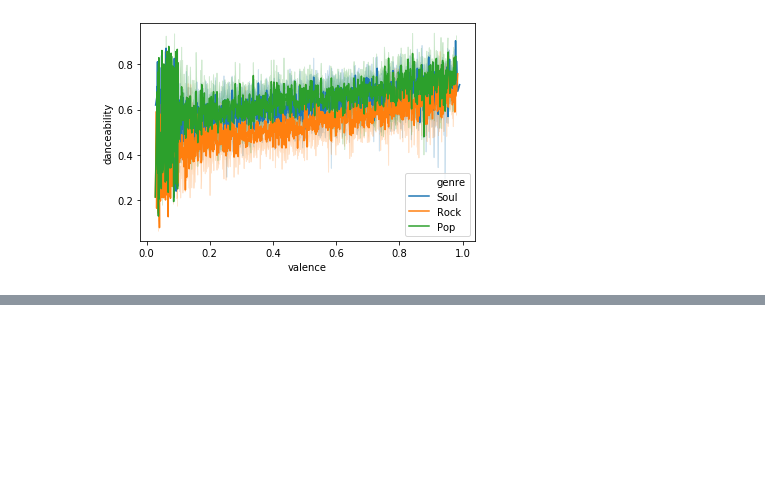
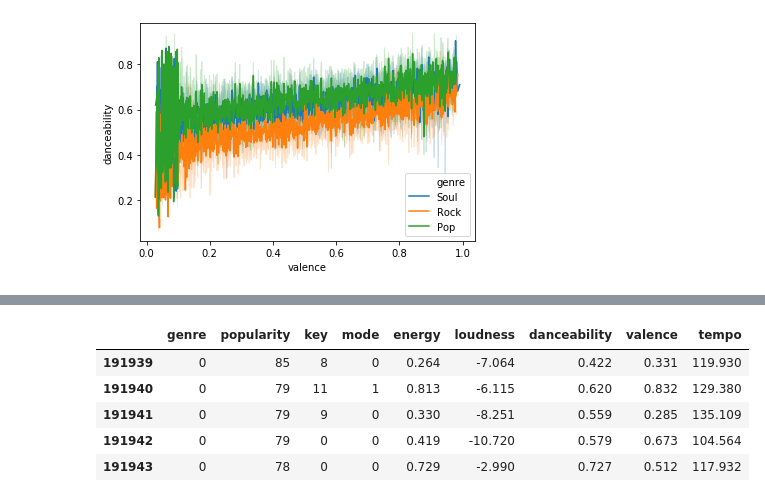
Before and after one commit to a-camarillo/genre_classification, a Jupyter notebook: EDA/EDA.ipynb, the cells around one changed output, grey strips where cells are left out. Cells and saved outputs as stored; diff of their text form; code cells hidden in the pictures; blank space fills up the shorter version.

```diff
--- a/EDA/EDA.ipynb
+++ b/EDA/EDA.ipynb
@@ -242,0 +270,24 @@ sns.lineplot(x=joint['valence'],y=joint['danceability'],hue=joint['genre'])
+# %%
+f2 = dig[['genre','popularity','key','mode','energy','loudness','danceability','valence','tempo']]
+f2 = f2.replace({'C':0,
+                 'C#':1,
+                 'D':2,
+                 'D#':3,
+                 'E':4,
+                 'F':5,
+                 'F#':6,
+                 'G':7,
+                 'G#':8,
+                 'A':9,
+                 'A#':10,
+                 'B':11,
+                 'Major':0,
+                 'Minor':1})
+f2.head()
+# %% [output]
+|  | genre | popularity | key | mode | energy | loudness | danceability | valence | tempo |
+| 191939 | 0 | 85 | 8 | 0 | 0.264 | -7.064 | 0.422 | 0.331 | 119.930 |
+| 191940 | 0 | 79 | 11 | 1 | 0.813 | -6.115 | 0.620 | 0.832 | 129.380 |
+| 191941 | 0 | 79 | 9 | 0 | 0.330 | -8.251 | 0.559 | 0.285 | 135.109 |
+| 191942 | 0 | 79 | 0 | 0 | 0.419 | -10.720 | 0.579 | 0.673 | 104.564 |
+| 191943 | 0 | 78 | 0 | 0 | 0.729 | -2.990 | 0.727 | 0.512 | 117.932 |
```
Also changed, not shown: parts of 4 cells of this notebook, 3 other files.
